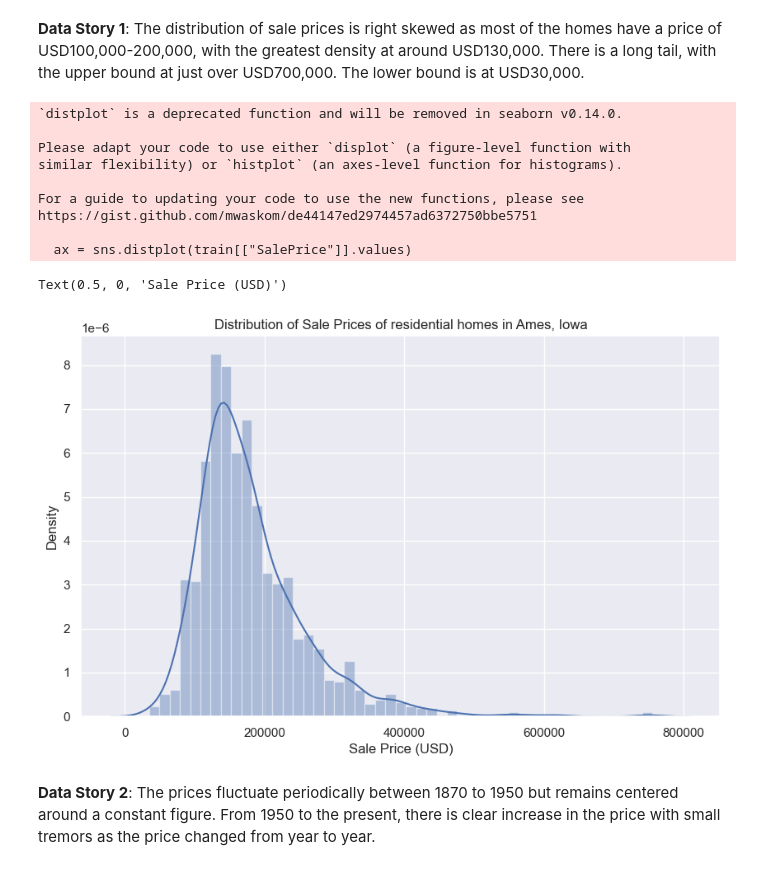
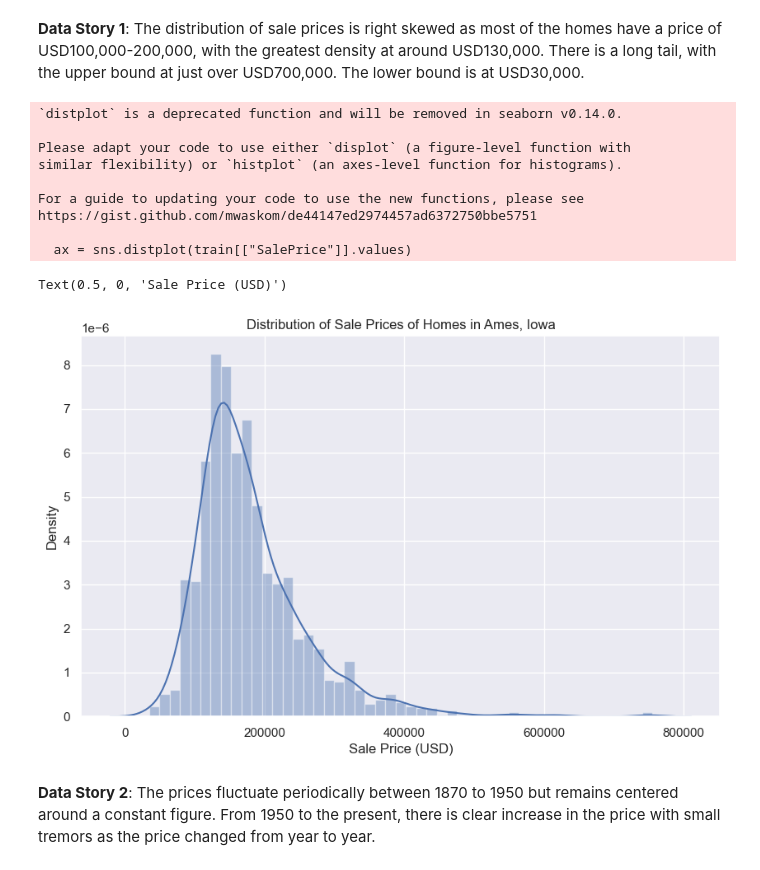
Before and after one commit to rraj786/Predicting-House-Prices, a Jupyter notebook: Price Predictor.ipynb, the cells around one changed output. Cells and saved outputs as stored; diff of their text form; code cells hidden in the pictures.

```diff
--- a/Price Predictor.ipynb
+++ b/Price Predictor.ipynb
@@ -35,6 +32,7 @@ Read in CSV files containing train and test data. The datasets are available on
 # %%
 # Store train data in dataframe
-train = pd.read_csv('train.csv', index_col = 0, na_values = 'NaN', keep_default_na = False)
+train = pd.read_csv('./data/train.csv', index_col = 0, na_values = 'NA', keep_default_na = True)
+print('Shape of train set:', train.shape, '\n')
 train.info()
 train.describe()
 # %% [output]
@@ -141,20 +186,20 @@ Text(0.5, 1.0, 'Correlations of attributes with Sale Price')
 # %%
 plt.figure(figsize = (10, 6))
 ax = sns.distplot(train[["SalePrice"]].values)
-ax.set_title("Distribution of Sale Prices of residential homes in Ames, Iowa")
+ax.set_title("Distribution of Sale Prices of Homes in Ames, Iowa")
 ax.set_xlabel("Sale Price (USD)")
 # %% [output]
 `distplot` is a deprecated function and will be removed in seaborn v0.14.0.
 
 Please adapt your code to use either `displot` (a figure-level function with
 similar flexibility) or `histplot` (an axes-level function for histograms).
 
 For a guide to updating your code to use the new functions, please see
 https://gist.github.com/mwaskom/de44147ed2974457ad6372750bbe5751
 
   ax = sns.distplot(train[["SalePrice"]].values)
 Text(0.5, 0, 'Sale Price (USD)')
-[figure, old version]
+[figure, new version]
 # %% [markdown]
 **Data Story 2**: The prices fluctuate periodically between 1870 to 1950 but remains centered around a constant figure. From 1950 to the present, there is clear increase in the price with small tremors as the price changed from year to year.
 # %%
```
Also changed, not shown: parts of 40 cells of this notebook.
